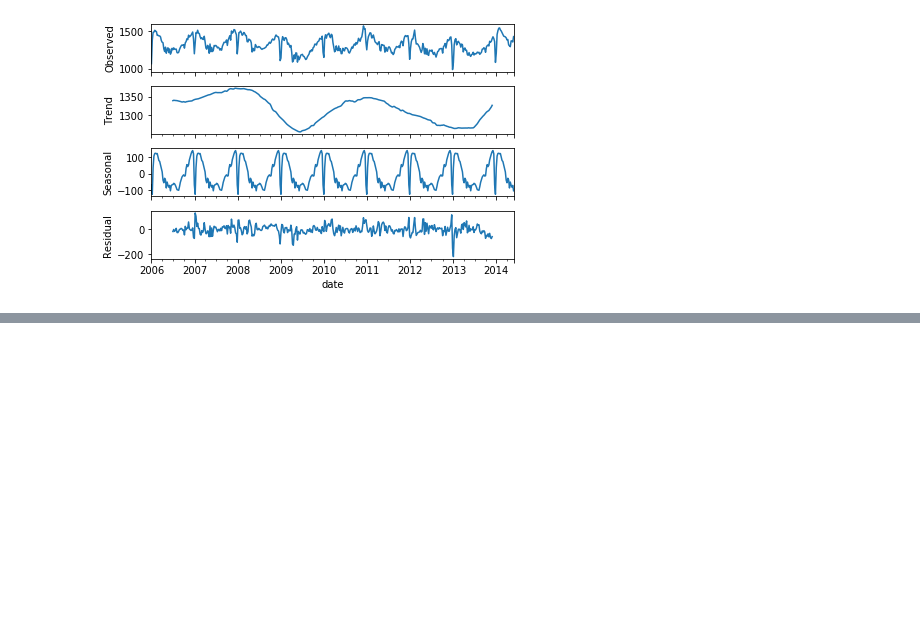
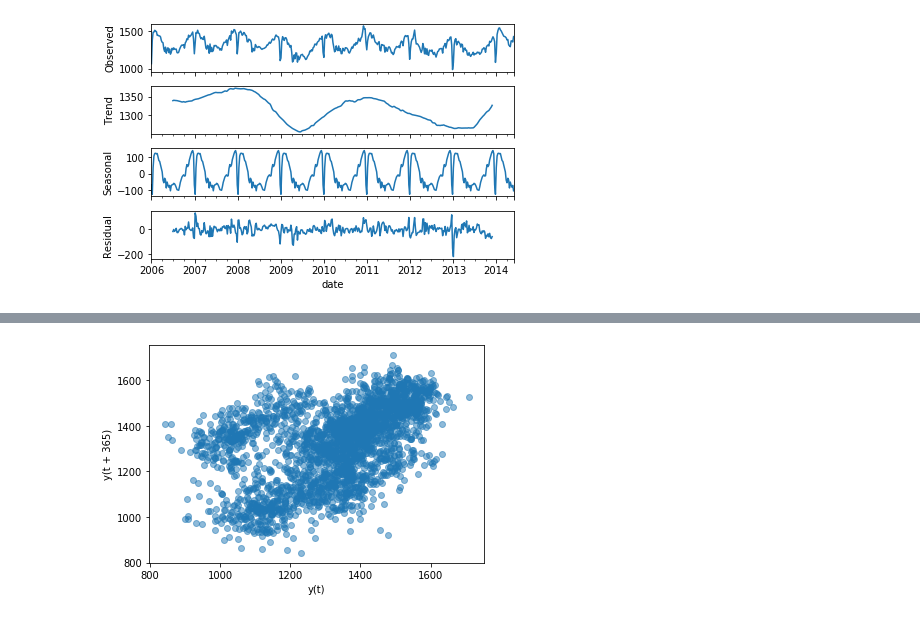
Before and after one commit to misty-garcia/ds-methodologies-exercises, a Jupyter notebook: time_series/explore-exercise.ipynb, the cells around one changed output, grey strips where cells are left out. Drawn from its saved outputs; the diff is of its cells as text; code cells hidden in the pictures; blank space fills up the shorter version.

```diff
--- a/time_series/explore-exercise.ipynb
+++ b/time_series/explore-exercise.ipynb
@@ -343,0 +353,5 @@ plt.s
+# %%
+pd.plotting.lag_plot(train.Consumption, lag=365, alpha=.5)
+plt.show()
+# %% [output]
+[figure, added]
```
Also changed, not shown: parts of 3 cells of this notebook, 2 other files.
